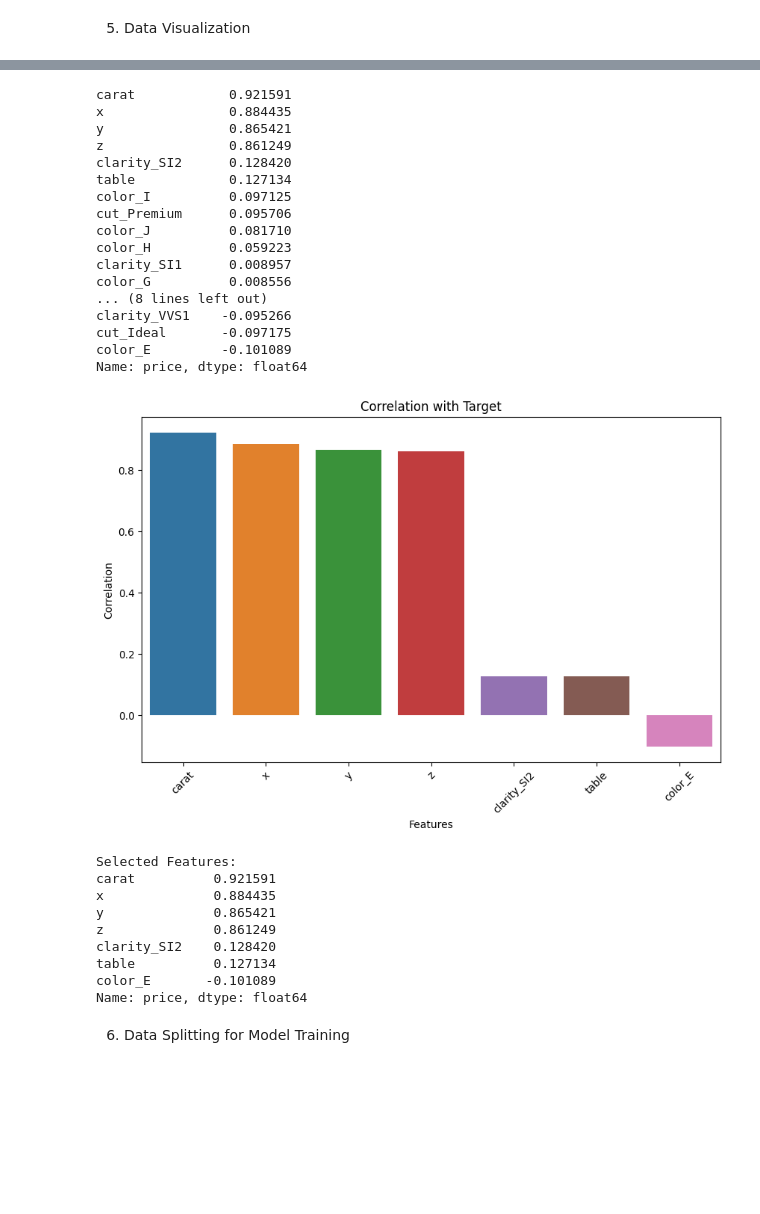
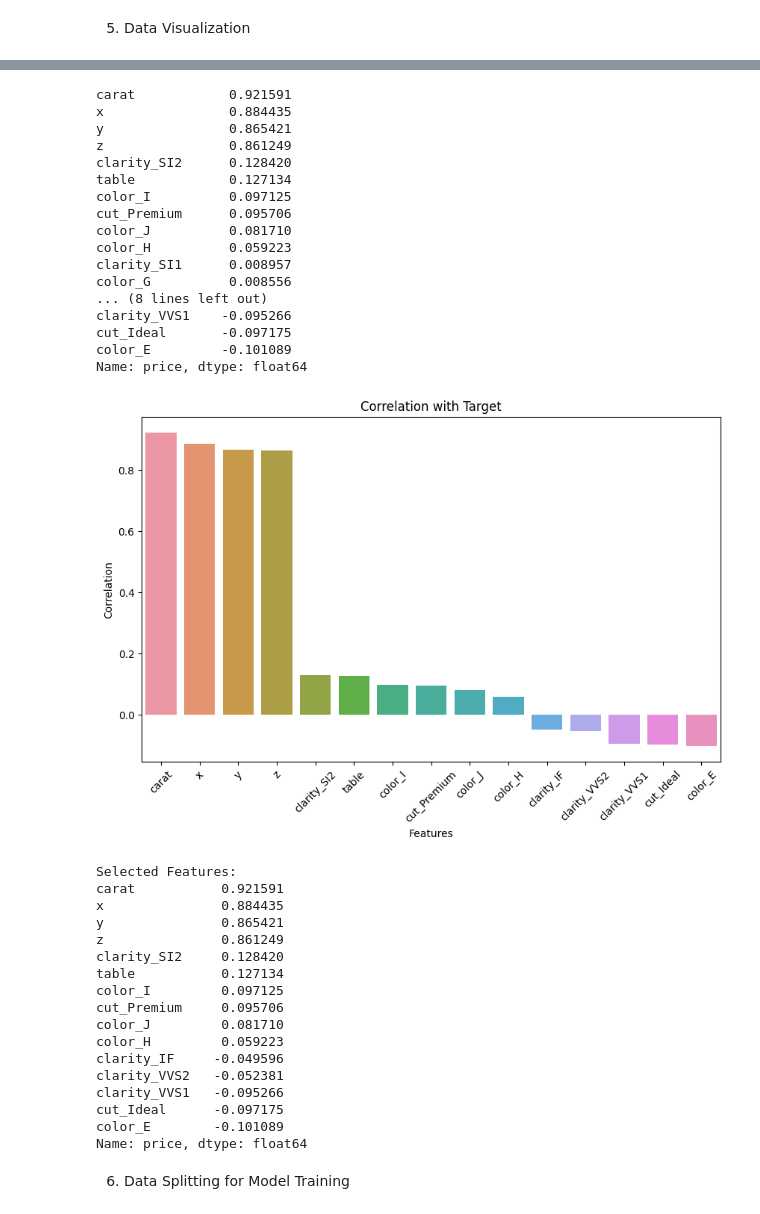
Before and after one commit to shakibfarzan/diamond-prices-predictions, a Jupyter notebook: FinalProject.ipynb, the cells around one changed output, grey strips where cells are left out. Drawn from its saved outputs; the diff is of its cells as text; code cells hidden in the pictures; blank space fills up the shorter version.

```diff
--- a/FinalProject.ipynb
+++ b/FinalProject.ipynb
@@ -69,64 +72,67 @@ y = data_encoded['price']
 # %% [markdown]
 5. Data Visualization
 # %%
-# Calculate correlations
 correlations = data_encoded.corr()
 
-# Correlation with the target variable ('price')
 correlation_with_target = correlations['price'].sort_values(ascending=False)[1:]
 
-# Plot a heatmap
 plt.figure(figsize=(20, 16))
 sns.heatmap(correlations, cmap='coolwarm', annot=True, fmt=".2f")
 plt.title('Correlation Heatmap')
 plt.show()
 
-# Display correlation of each feature with the target variable
 print(correlation_with_target)
 
-correlation_threshold = 0.1
+correlation_threshold = 0.04
 selected_features = correlation_with_target[abs(correlation_with_target) > correlation_threshold]
 
-# Plot correlation values for selected features
+# plot correlation values for selected features
 plt.figure(figsize=(10, 6))
 sns.barplot(x=selected_features.index, y=selected_features)
 plt.xticks(rotation=45)
 plt.title('Correlation with Target')
 plt.xlabel('Features')
 plt.ylabel('Correlation')
 plt.show()
 
-# List the selected features
 print("Selected Features:")
 print(selected_features)
 # %% [output]
 [figure]
 carat            0.921591
 x                0.884435
 y                0.865421
 z                0.861249
 clarity_SI2      0.128420
 table            0.127134
 color_I          0.097125
 cut_Premium      0.095706
 color_J          0.081710
 color_H          0.059223
 clarity_SI1      0.008957
 color_G          0.008556
 ... (8 lines left out)
 clarity_VVS1    -0.095266
 cut_Ideal       -0.097175
 color_E         -0.101089
 Name: price, dtype: float64
-[figure, old version]
+[figure, new version]
 Selected Features:
-carat          0.921591
-x              0.884435
-y              0.865421
-z              0.861249
-clarity_SI2    0.128420
-table          0.127134
-color_E       -0.101089
+carat           0.921591
+x               0.884435
+y               0.865421
+z               0.861249
+clarity_SI2     0.128420
+table           0.127134
+color_I         0.097125
+cut_Premium     0.095706
+color_J         0.081710
+color_H         0.059223
+clarity_IF     -0.049596
+clarity_VVS2   -0.052381
+clarity_VVS1   -0.095266
+cut_Ideal      -0.097175
+color_E        -0.101089
 Name: price, dtype: float64
 # %% [markdown]
 6. Data Splitting for Model Training
```
Also changed, not shown: parts of 13 cells of this notebook.
